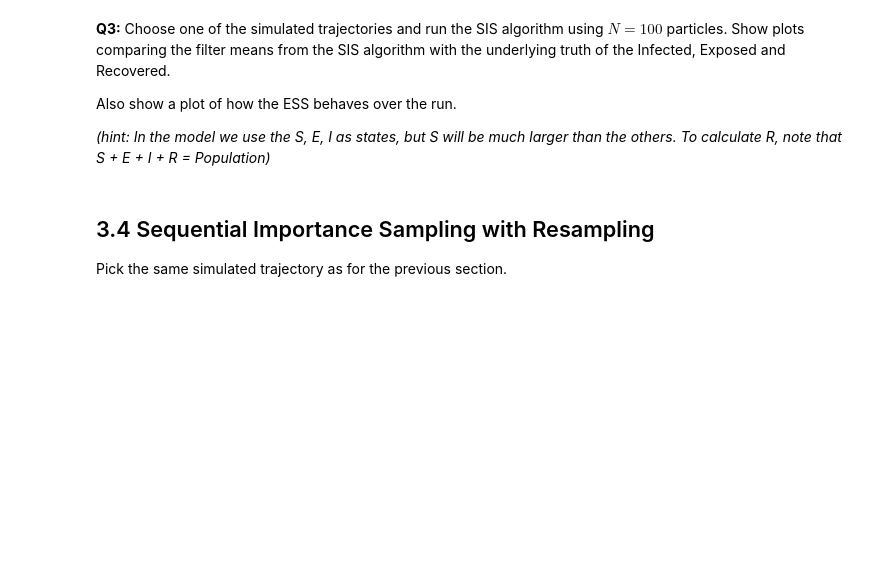
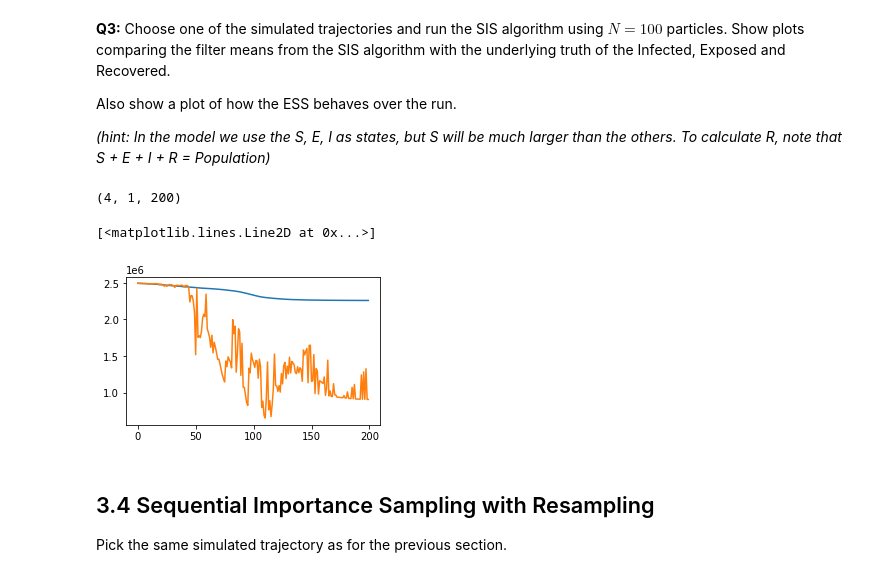
Before and after one commit to amannayak/Time-Series-and-Sequence-Analysis, a Jupyter notebook: Task 3/tssl_lab3.ipynb, the cells around one changed output. Cells and saved outputs as stored; diff of their text form; code cells hidden in the pictures; blank space fills up the shorter version.

```diff
--- a/Task 3/tssl_lab3.ipynb
+++ b/Task 3/tssl_lab3.ipynb
@@ -193,6 +181,10 @@ def exp_norm(logwgt):
         log of the normalizing constant, logZ = log(sum(exp(logwgt))),
         but computed in a /numerically robust way/!
     """
+    NormWt = np.sum(np.exp(logwgt))
+    wgt = np.exp(logwgt)/NormWt
+
+    logZ = np.log(NormWt)
 
     return wgt, logZ
 
@@ -210,7 +202,7 @@ def ESS(wgt):
     ess : float
         Effective sample size.
     """
-
+    ess = np.square(np.sum(wgt))/np.sum(np.square(wgt))
     return ess
 
 def sis_filter(model, y, N):
@@ -229,18 +221,18 @@ def sis_filter(model, y, N):
     for t in range(n):
         # Sample from "bootstrap proposal"
         if t == 0:
-            particles[:, :, 0] = ... # Initialize from p(alpha_1)
-            logW[0, :, 0] = ... # Compute weights
+            particles[:, :, 0] = model.sample_state(alpha0=None, N=N) # Initialize from p(alpha_1)
+            logW[0, :, 0] =  model.log_lik(y = y[t] , alpha = particles[:,:,t])# Compute weights
         else:
-            particles[:, :, t] = ... # Propagate according to dynamics
-            logW[0, :, t] = ... # Update weights
+            particles[:, :, t] = model.sample_state(alpha0=particles[:,:,t-1], N=N)
+            logW[0, :, t] = model.log_lik(y = y[t] , alpha = particles[:,:,t]) # Update weights
 
         # Normalize the importance weights and compute N_eff
         W[0, :, t], _ = exp_norm(logW[0, :, t])
         N_eff[t] = ESS(W[0,:,t])
 
         # Compute filter estimates
-        alpha_filt[:, 0, t] = ...
+        alpha_filt[:, 0, t] = W[:,:,t] @ particles[:,:,t].T
 
     return smc_res(alpha_filt, particles, W, logW=logW, N_eff=N_eff)
 # %% [markdown]
@@ -249,3 +241,8 @@ def sis_filter(model, y, N):
 Also show a plot of how the ESS behaves over the run.
 
 *(hint: In the model we use the S, E, I as states, but S will be much larger than the others. To calculate R, note that S + E + I + R = Population)*
+# %%
+SeqImpSamp = sis_filter(model  = model , y =simModel_y[0,2,:] , N = 100 )
+SeqImpSamp.alpha_filt.shape # 4th component is of Z not R so we can compute using population size assumed initally population_size = 2500000
+# %% [output]
+(4, 1, 200)
@@ -252,3 +275,10 @@ Also show a plot of how the ESS behaves over the run.
+# %%
+plt.subplot(2,2,1)
+plt.plot(np.arange(200), simModel_alpha[0,2,:] , label = "True Mean")
+plt.plot(np.arange(200), SeqImpSamp.alpha_filt[0,0,:] , label = "True Mean" )
+# %% [output]
+[<matplotlib.lines.Line2D at 0x...>]
+[figure, added]
 # %% [markdown]
 ## 3.4 Sequential Importance Sampling with Resampling
 
```
Also changed, not shown: parts of 7 cells of this notebook.
